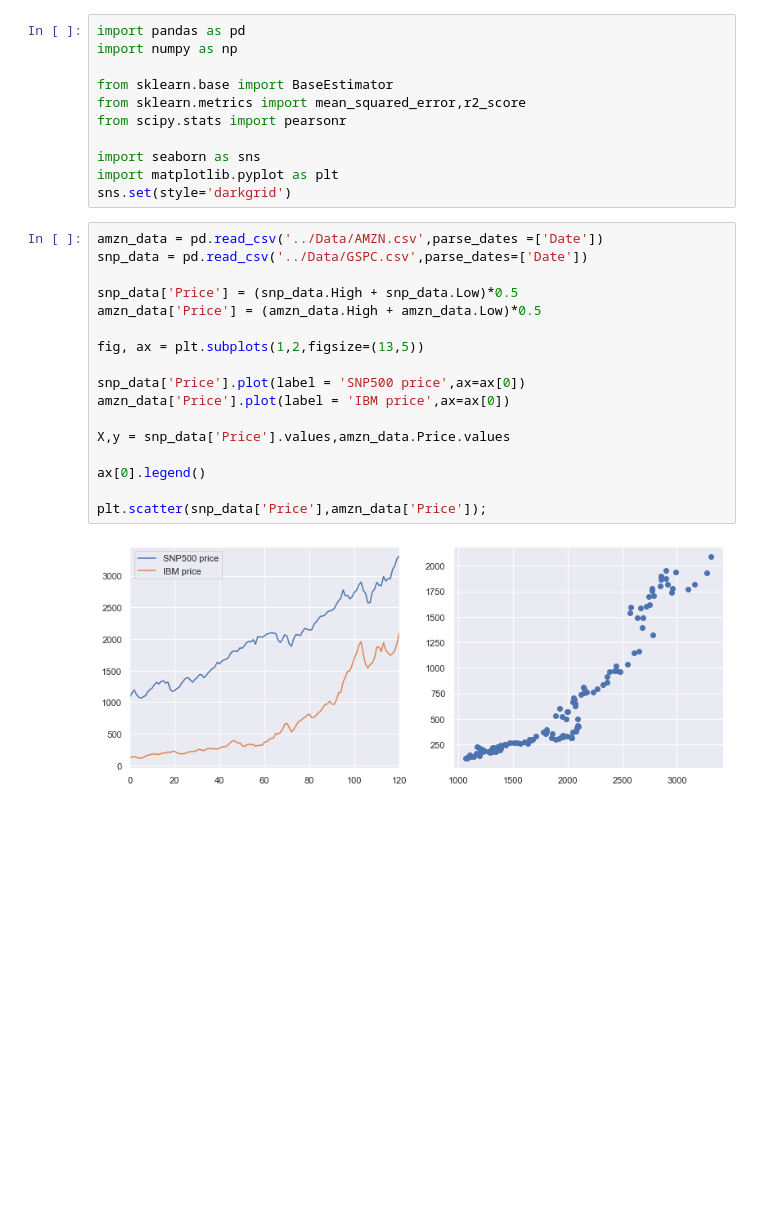
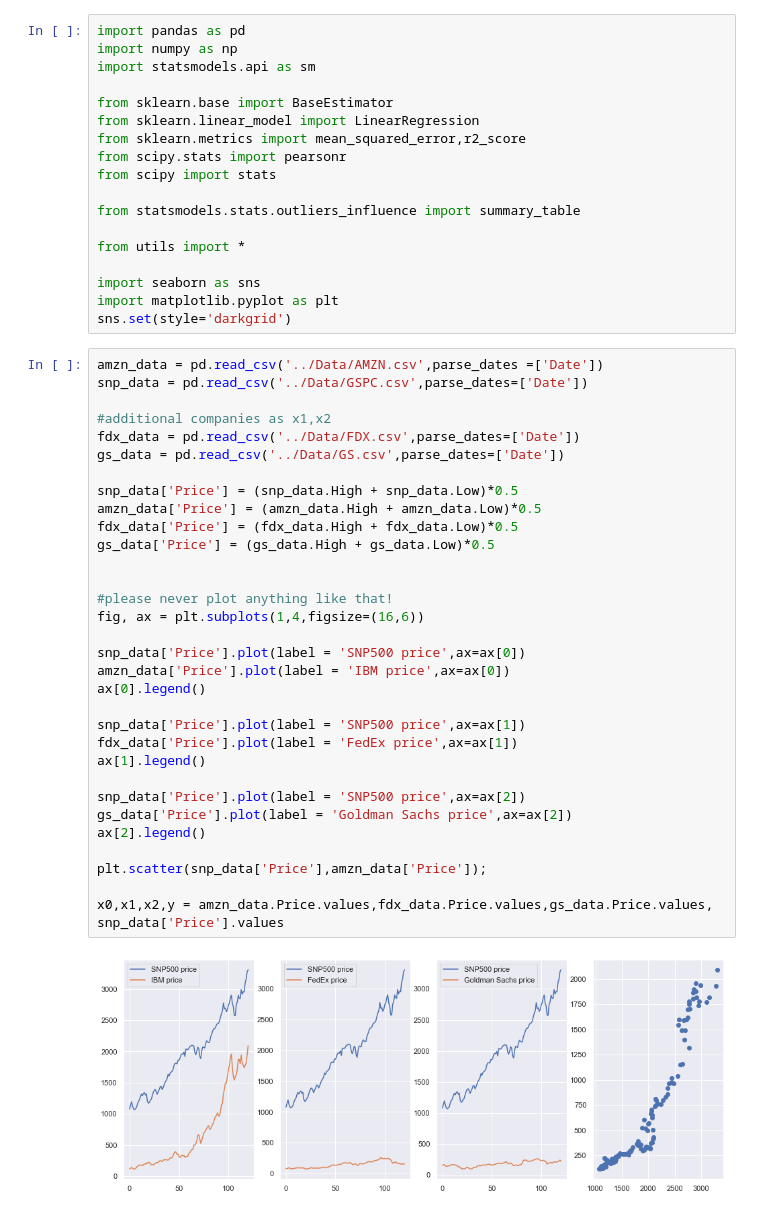
Before and after one commit to EddieKro/Econometrics, a Jupyter notebook: notebooks/Econometrics_Lab5.ipynb, the cells around one changed output. Cells and saved outputs as stored; diff of their text form; blank space fills up the shorter version.

```diff
--- a/notebooks/Econometrics_Lab5.ipynb
+++ b/notebooks/Econometrics_Lab5.ipynb
@@ -1,10 +1,17 @@
 # %%
 import pandas as pd
 import numpy as np
+import statsmodels.api as sm
 
 from sklearn.base import BaseEstimator
+from sklearn.linear_model import LinearRegression
 from sklearn.metrics import mean_squared_error,r2_score
 from scipy.stats import pearsonr
+from scipy import stats
+
+from statsmodels.stats.outliers_influence import summary_table
+
+from utils import *
 
 import seaborn as sns
 import matplotlib.pyplot as plt
@@ -12,22 +19,37 @@ sns.set(style='darkgrid')
 # %%
 amzn_data = pd.read_csv('../Data/AMZN.csv',parse_dates =['Date'])
 snp_data = pd.read_csv('../Data/GSPC.csv',parse_dates=['Date'])
 
+#additional companies as x1,x2
+fdx_data = pd.read_csv('../Data/FDX.csv',parse_dates=['Date'])
+gs_data = pd.read_csv('../Data/GS.csv',parse_dates=['Date'])
+
 snp_data['Price'] = (snp_data.High + snp_data.Low)*0.5
 amzn_data['Price'] = (amzn_data.High + amzn_data.Low)*0.5
+fdx_data['Price'] = (fdx_data.High + fdx_data.Low)*0.5
+gs_data['Price'] = (gs_data.High + gs_data.Low)*0.5
 
-fig, ax = plt.subplots(1,2,figsize=(13,5))
+
+#please never plot anything like that!
+fig, ax = plt.subplots(1,4,figsize=(16,6))
 
 snp_data['Price'].plot(label = 'SNP500 price',ax=ax[0])
 amzn_data['Price'].plot(label = 'IBM price',ax=ax[0])
-
-X,y = snp_data['Price'].values,amzn_data.Price.values
-
 ax[0].legend()
 
+snp_data['Price'].plot(label = 'SNP500 price',ax=ax[1])
+fdx_data['Price'].plot(label = 'FedEx price',ax=ax[1])
+ax[1].legend()
+
+snp_data['Price'].plot(label = 'SNP500 price',ax=ax[2])
+gs_data['Price'].plot(label = 'Goldman Sachs price',ax=ax[2])
+ax[2].legend()
+
 plt.scatter(snp_data['Price'],amzn_data['Price']);
+
+x0,x1,x2,y = amzn_data.Price.values,fdx_data.Price.values,gs_data.Price.values, snp_data['Price'].values
 # %% [output]
-[figure, old version]
+[figure, new version]
 # %% [markdown]
 $ y = b_0 + b_1x $
 
```
Also changed, not shown: parts of 18 cells of this notebook, 7 other files.
